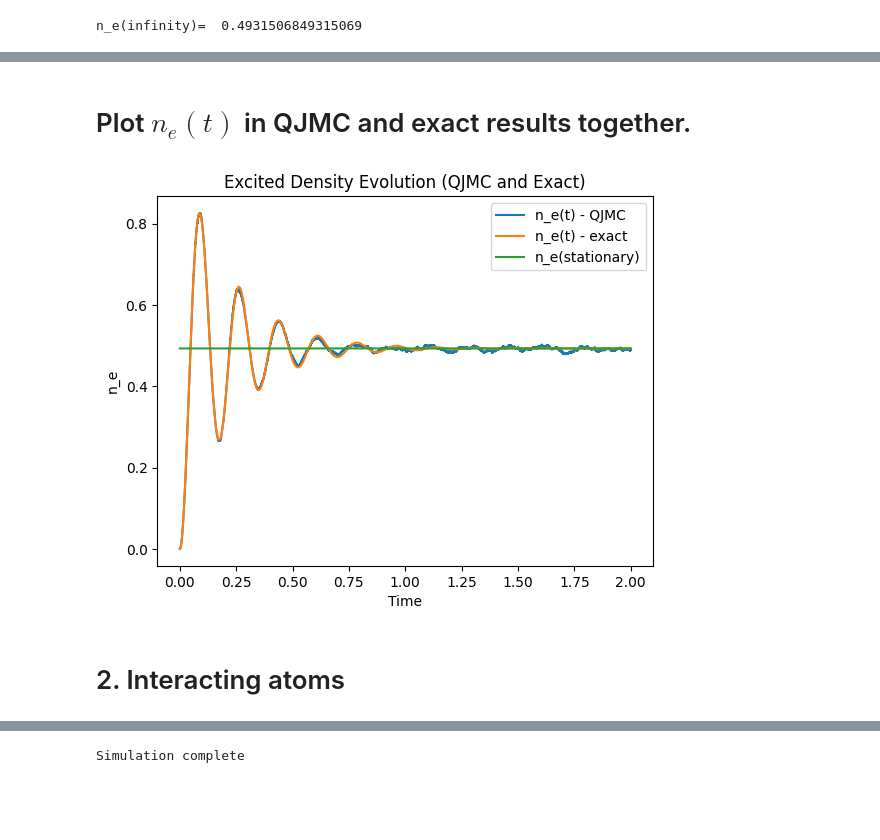
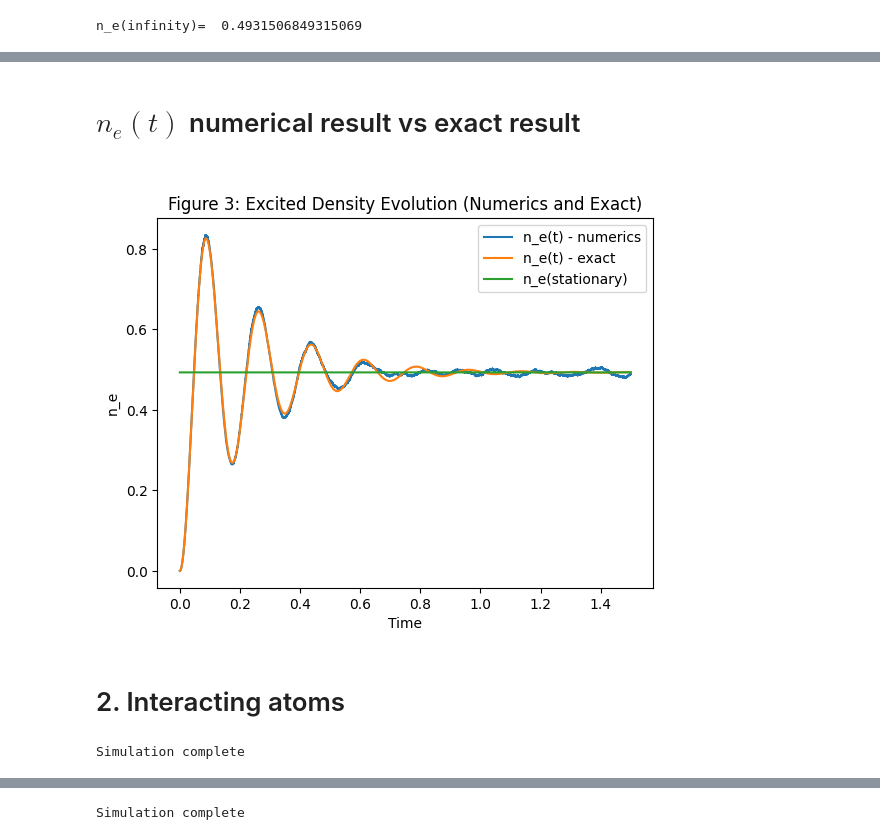
Before and after one commit to JSKao/Computational-Quantum-Many-Body-Physics, a Jupyter notebook: QJMC.ipynb, the cells around one changed output, grey strips where cells are left out. Saved outputs shown, nothing was run; the diff lists cells and outputs as text; code cells hidden in the pictures; blank space fills up the shorter version.

```diff
--- a/QJMC.ipynb
+++ b/QJMC.ipynb
@@ -144,15 +147,15 @@ L = S_minus(1,1)
 H_eff = effective_Hamiltonian(H,gamma, L)
 
 # Define the simulation parameters
-total_time = 2.0
-dt = 0.00002
+total_time = 1.5
+dt = 0.000015
 U = expm(-1j * H_eff * dt)
 
 def jump_probability(state):
     dp = 1- np.linalg.norm(state)
     return dp
 # %%
-N = 2500
+N = 2700
 N_ne_values = []
 N_state_vectors = []
 for n in tqdm(range(N)):
@@ -299,16 +306,18 @@ plt.show()
 # %% [markdown]
-# Plot $n_{e}(t)$ in QJMC and exact results together.
+# $n_{e}(t)$ numerical result vs exact result
+# %% [markdown]
+<a id="Figure3"></a>
 # %%
-plt.plot(time_values, N_ne_avg, label='n_e(t) - QJMC')
+plt.plot(time_values, N_ne_avg, label='n_e(t) - numerics')
 plt.plot(time_values, n_e_exact_values, label='n_e(t) - exact')
 plt.plot(time_values, n_e_infty_values, label='n_e(stationary)')
-plt.title('Excited Density Evolution (QJMC and Exact)')
+plt.title('Figure 3: Excited Density Evolution (Numerics and Exact)')
 plt.xlabel('Time')
 plt.ylabel('n_e')
 plt.legend()
 plt.show()
 # %% [output]
-[figure, old version]
+[figure, new version]
 # %% [markdown]
 # 2. Interacting atoms
 # %%
@@ -327,3 +336,58 @@ U = expm(-1j * H_eff * dt)
 def jump_probability(state):
     dp = 1- np.linalg.norm(state)
     return dp
+# %%
+N = 2500
+N_ne1_values = []
+N_ne2_values = []
+N_state_vectors = []
+for n in tqdm(range(N)):
+
+    # start a new trajectory simulation
+    time_values = []
+    norm_values = []
+    state_vectors = []
+    ne1_values = []
+    ne2_values = []
+
+    current_state = phi_basis_vecs(2)[0]
+    current_time = 0
+    while current_time < total_time:
+
+
+        # propagation
+        current_state = U @ current_state
+
+        dp = jump_probability(current_state)
+        r = np.random.rand()
+        if r < dp:   # jump occurs
+            current_state = np.sqrt(gamma) * (L @ current_state)
+            current_state = current_state / np.sqrt(dp/dt)  # normalize the state
+            state_vectors.append(current_state)
+            ne1 = np.abs(current_state[2][0])**2 + np.abs(current_state[3][0])**2
+            ne1_values.append(ne1)
+            ne2 = np.abs(current_state[1][0])**2 + np.abs(current_state[3][0])**2
+            ne2_values.append(ne2)
+            norm = np.linalg.norm(current_state)
+            norm_values.append(norm)
+        else:
+            current_state = current_state/ np.sqrt(1-dp)  # normalize the state
+            state_vectors.append(current_state)
+            ne1 = np.abs(current_state[2][0])**2 + np.abs(current_state[3][0])**2
+            ne1_values.append(ne1)
+            ne2 = np.abs(current_state[1][0])**2 + np.abs(current_state[3][0])**2
+            ne2_values.append(ne2)
+            norm = np.linalg.norm(current_state)
+            norm_values.append(norm)
+
+        # update time
+        time_values.append(current_time)
+        current_time += dt
+
+    N_state_vectors.append(np.array(state_vectors))
+    N_ne1_values.append(np.array(ne1_values))
+    N_ne2_values.append(np.array(ne2_values))
+
+print("Simulation complete")
+# %% [output]
+Simulation complete
```
Also changed, not shown: parts of 20 cells of this notebook.
